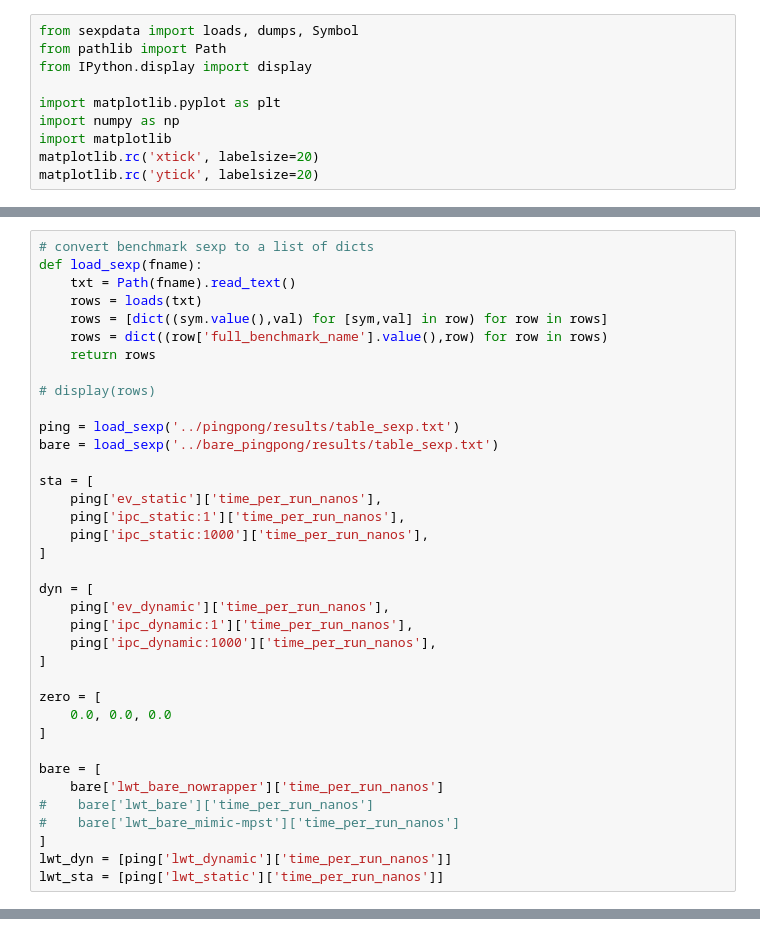
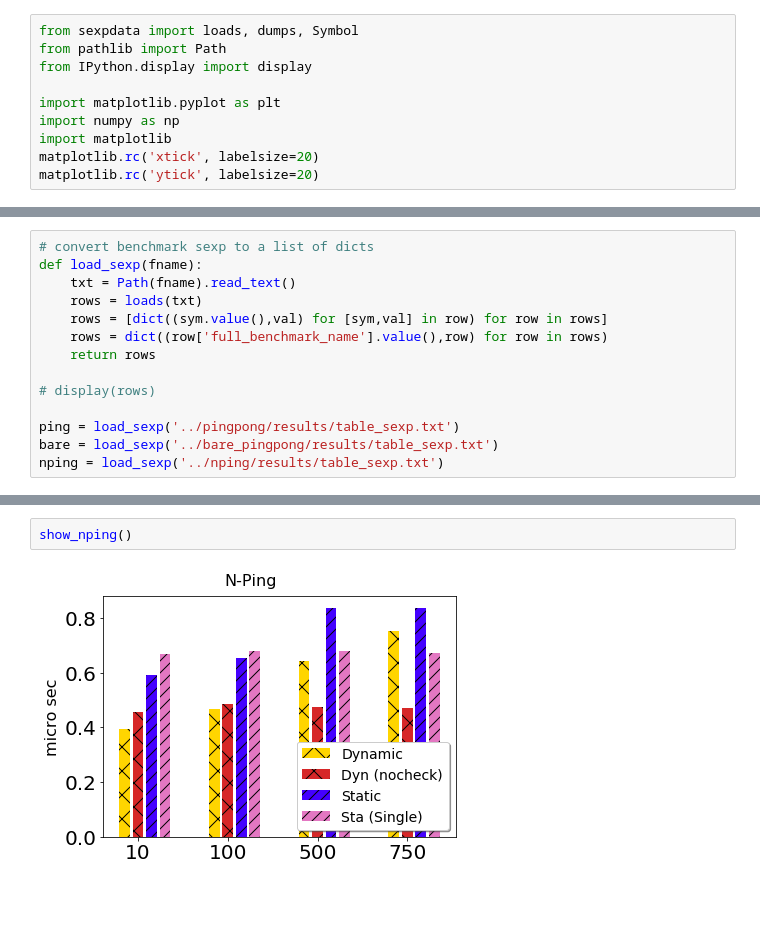
Before and after one commit to keigoi/ocaml-mpst, a Jupyter notebook: benchmark/graphs/Graphs.ipynb, the cells around one changed output, grey strips where cells are left out. Drawn from its saved outputs; the diff is of its cells as text; blank space fills up the shorter version.

Commit message:
nping graphs

```diff
--- a/benchmark/graphs/Graphs.ipynb
+++ b/benchmark/graphs/Graphs.ipynb
@@ -36,28 +51,5 @@ def load_sexp(fname):
 
 ping = load_sexp('../pingpong/results/table_sexp.txt')
 bare = load_sexp('../bare_pingpong/results/table_sexp.txt')
-
-sta = [
-    ping['ev_static']['time_per_run_nanos'],
-    ping['ipc_static:1']['time_per_run_nanos'],
-    ping['ipc_static:1000']['time_per_run_nanos'],
-]
-
-dyn = [
-    ping['ev_dynamic']['time_per_run_nanos'],
-    ping['ipc_dynamic:1']['time_per_run_nanos'],
-    ping['ipc_dynamic:1000']['time_per_run_nanos'],
-]
-
-zero = [
-    0.0, 0.0, 0.0
-]
-
-bare = [
-    bare['lwt_bare_nowrapper']['time_per_run_nanos']
-#    bare['lwt_bare']['time_per_run_nanos']
-#    bare['lwt_bare_mimic-mpst']['time_per_run_nanos']
-]
-lwt_dyn = [ping['lwt_dynamic']['time_per_run_nanos']]
-lwt_sta = [ping['lwt_static']['time_per_run_nanos']]
+nping = load_sexp('../nping/results/table_sexp.txt')
 # %%
@@ -134,0 +225,4 @@ pingpong()
+# %%
+show_nping()
+# %% [output]
+[figure, added]
```
Also changed, not shown: parts of 6 cells of this notebook.
